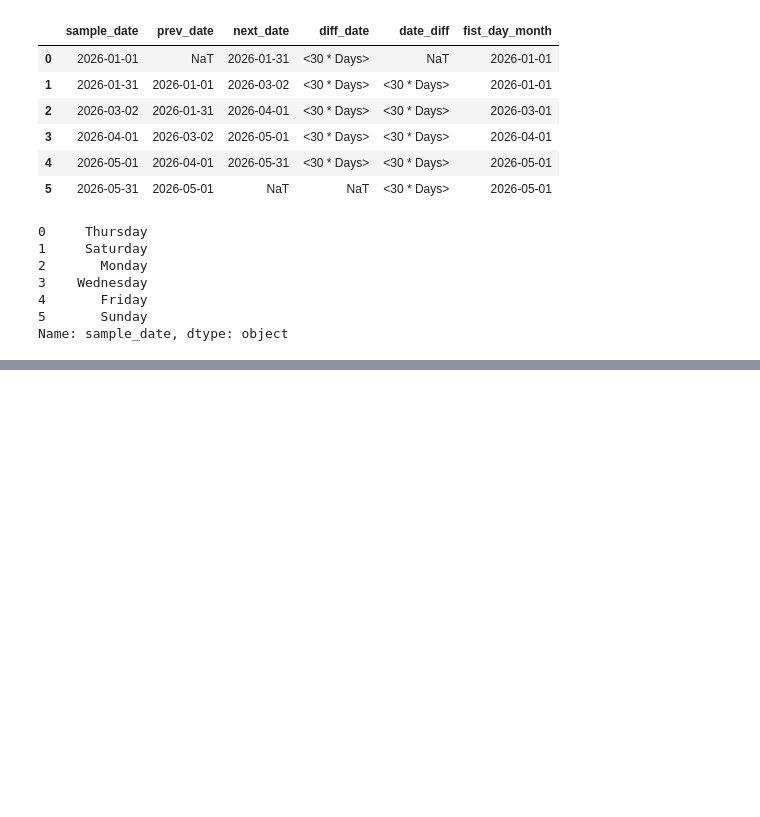
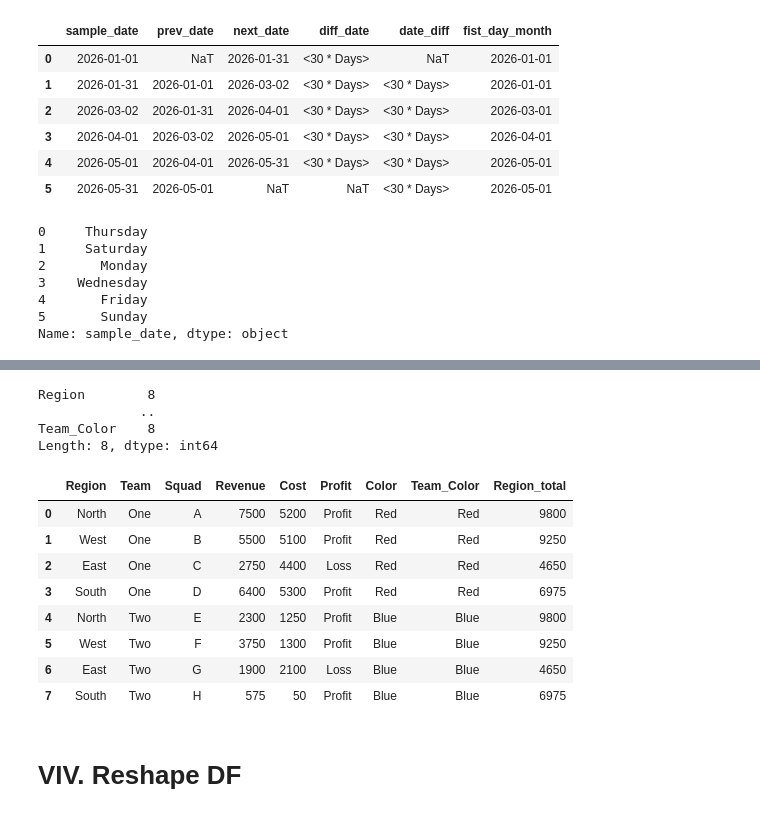
Before and after one commit to Sang2607/CyberSoft_Homework, a Jupyter notebook: Pandas_book.ipynb, the cells around one changed output, grey strips where cells are left out. Cells and saved outputs as stored; diff of their text form; code cells hidden in the pictures; blank space fills up the shorter version.

```diff
--- a/Pandas_book.ipynb
+++ b/Pandas_book.ipynb
@@ -306,0 +374,14 @@ Name: sample_date, dtype: object
+# %%
+df = pd.DataFrame({"Region":['North','West','East','South','North','West','East','South'],
+          "Team":['One','One','One','One','Two','Two','Two','Two'],
+          "Squad":['A','B','C','D','E','F','G','H'],
+          "Revenue":[7500,5500,2750,6400,2300,3750,1900,575],
+            "Cost":[5200,5100,4400,5300,1250,1300,2100,50]})
+#Tạo ra 1 cột Profit: Revenue > Cost : profit | loss
+import numpy as np
+#cách 1:
+#df['Profit'] = np.where(df['Revenue'] > df['Cost'],"Profit","Loss")
+
+#cách 2:
+df['Profit'] = df.apply(lambda x: 'Profit' if x['Revenue'] > x['Cost'] else 'Loss',axis=1) #axis = 1 là xét trên cột
+df
@@ -306,0 +398,3 @@ Name: sample_date, dtype: object
+# %%
+df['Color'] = np.where(df['Team'] == 'One',"Red","Blue")
+df
@@ -306,0 +411,4 @@ Name: sample_date, dtype: object
+# %%
+team_map =  {"One":"Red","Two":"Blue"}
+df['Team_Color'] = df['Team'].map(team_map)
+df
@@ -306,0 +425,24 @@ Name: sample_date, dtype: object
+# %%
+df.apply(lambda x: len(x))
+# %% [output]
+Region        8
+             ..
+Team_Color    8
+Length: 8, dtype: int64
+# %%
+pd.set_option("display.max_rows", None)
+pd.set_option("display.max_columns", None)
+df ['Region_total'] = df.groupby("Region")['Revenue'].transform('sum')
+df
+# %% [output]
+|  | Region | Team | Squad | Revenue | Cost | Profit | Color | Team_Color | Region_total |
+| 0 | North | One | A | 7500 | 5200 | Profit | Red | Red | 9800 |
+| 1 | West | One | B | 5500 | 5100 | Profit | Red | Red | 9250 |
+| 2 | East | One | C | 2750 | 4400 | Loss | Red | Red | 4650 |
+| 3 | South | One | D | 6400 | 5300 | Profit | Red | Red | 6975 |
+| 4 | North | Two | E | 2300 | 1250 | Profit | Blue | Blue | 9800 |
+| 5 | West | Two | F | 3750 | 1300 | Profit | Blue | Blue | 9250 |
+| 6 | East | Two | G | 1900 | 2100 | Loss | Blue | Blue | 4650 |
+| 7 | South | Two | H | 575 | 50 | Profit | Blue | Blue | 6975 |
+# %% [markdown]
+# **VIV. Reshape DF**
```
Also changed, not shown: parts of 24 cells of this notebook, 6 other files.
